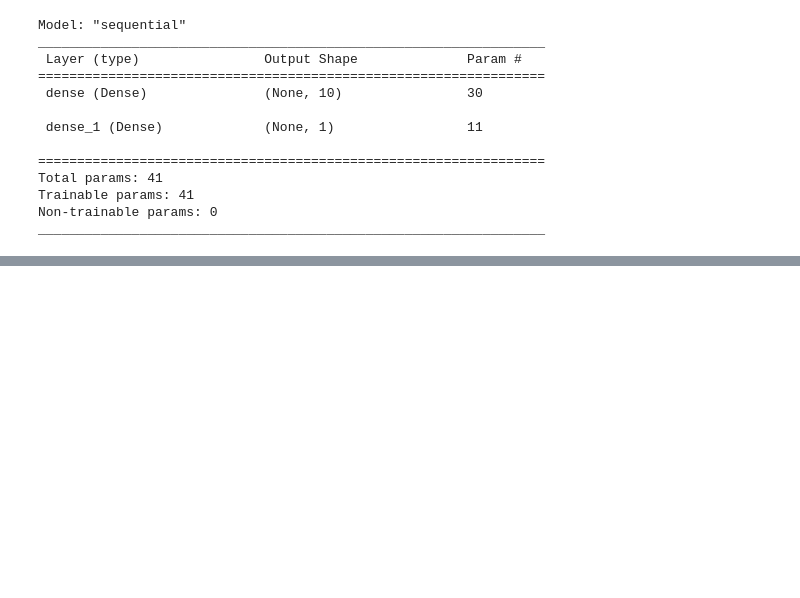
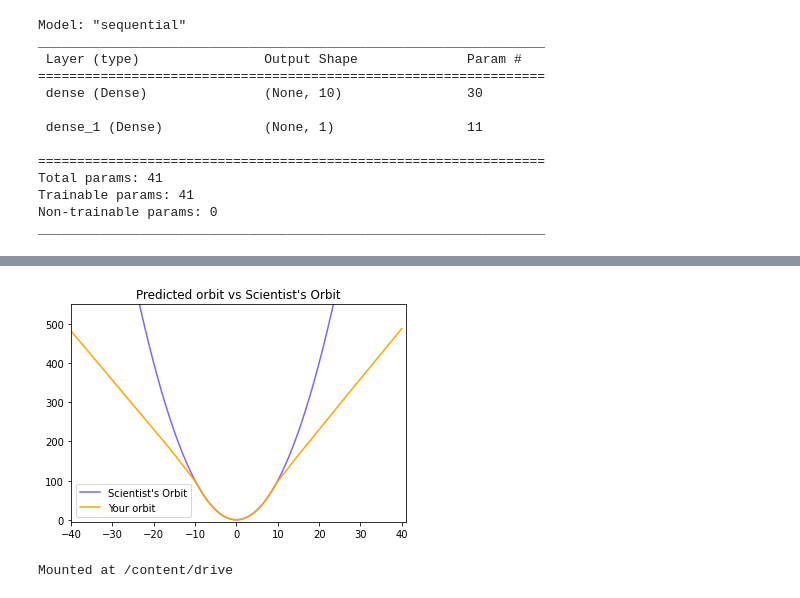
Before and after one commit to alipourmotlagh/DeepLearning, a Jupyter notebook: IntroDeeepLearning.ipynb, the cells around one changed output, grey strips where cells are left out. Cells and saved outputs as stored; diff of their text form; code cells hidden in the pictures; blank space fills up the shorter version.

```diff
--- a/IntroDeeepLearning.ipynb
+++ b/IntroDeeepLearning.ipynb
@@ -32,0 +1087,7 @@ _________________________________________________________________
+# %%
+# Predict the eighty minute orbit
+eighty_min_orbit = model.predict(np.arange(-40, 41))
+
+# Plot the eighty minute orbit
+plot_orbit(eighty_min_orbit)
+# %% [output]
@@ -32,0 +1095,6 @@ _________________________________________________________________
+[figure, added]
+# %%
+from google.colab import drive
+drive.mount('/content/drive')
+# %% [output]
+Mounted at /content/drive
```
Also changed, not shown: parts of 62 cells of this notebook.
